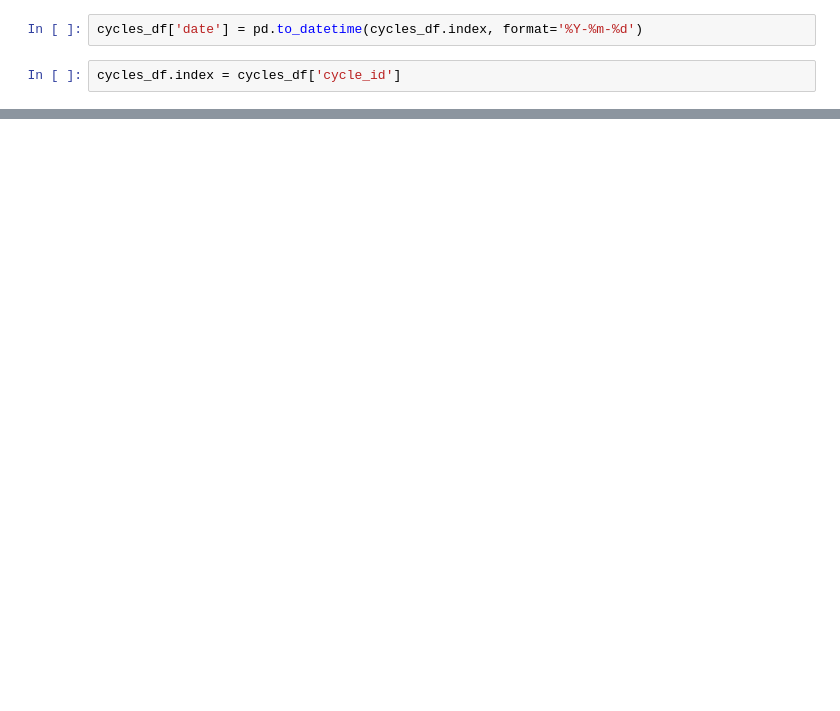
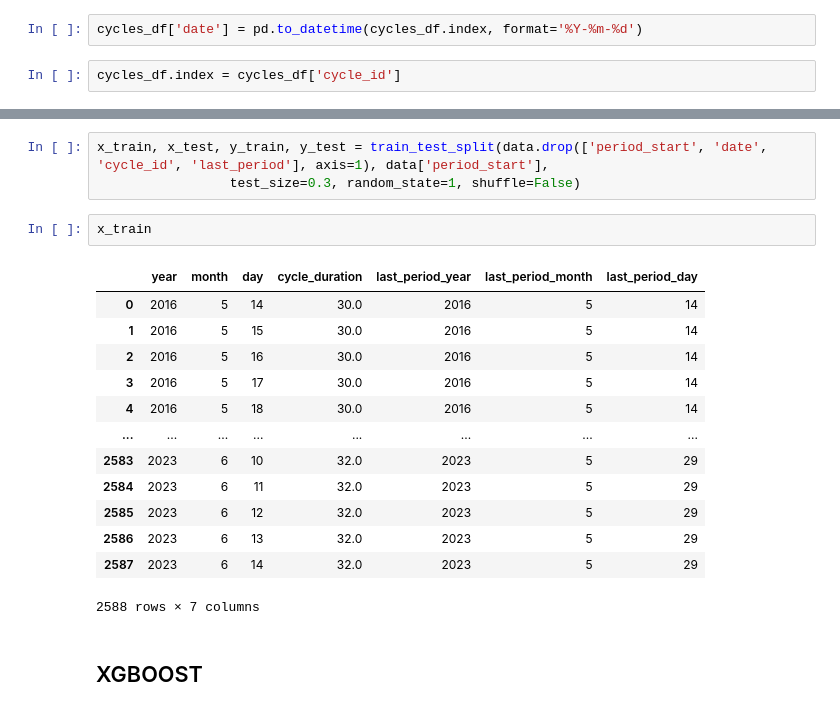
Before and after one commit to ChiaraSolito/PeriodAlmanac, a Jupyter notebook: notebooks/data_analysis.ipynb, the cells around one changed output, grey strips where cells are left out. Cells and saved outputs as stored; diff of their text form; blank space fills up the shorter version.

```diff
--- a/notebooks/data_analysis.ipynb
+++ b/notebooks/data_analysis.ipynb
@@ -286,0 +247,21 @@ predictions
+# %%
+x_train, x_test, y_train, y_test = train_test_split(data.drop(['period_start', 'date', 'cycle_id', 'last_period'], axis=1), data['period_start'],
+                 test_size=0.3, random_state=1, shuffle=False)
+# %%
+x_train
+# %% [output]
+|  | year | month | day | cycle_duration | last_period_year | last_period_month | last_period_day |
+| 0 | 2016 | 5 | 14 | 30.0 | 2016 | 5 | 14 |
+| 1 | 2016 | 5 | 15 | 30.0 | 2016 | 5 | 14 |
+| 2 | 2016 | 5 | 16 | 30.0 | 2016 | 5 | 14 |
+| 3 | 2016 | 5 | 17 | 30.0 | 2016 | 5 | 14 |
+| 4 | 2016 | 5 | 18 | 30.0 | 2016 | 5 | 14 |
+| ... | ... | ... | ... | ... | ... | ... | ... |
+| 2583 | 2023 | 6 | 10 | 32.0 | 2023 | 5 | 29 |
+| 2584 | 2023 | 6 | 11 | 32.0 | 2023 | 5 | 29 |
+| 2585 | 2023 | 6 | 12 | 32.0 | 2023 | 5 | 29 |
+| 2586 | 2023 | 6 | 13 | 32.0 | 2023 | 5 | 29 |
+| 2587 | 2023 | 6 | 14 | 32.0 | 2023 | 5 | 29 |
+2588 rows × 7 columns
+# %% [markdown]
+## XGBOOST
```
Also changed, not shown: parts of 52 cells of this notebook.
